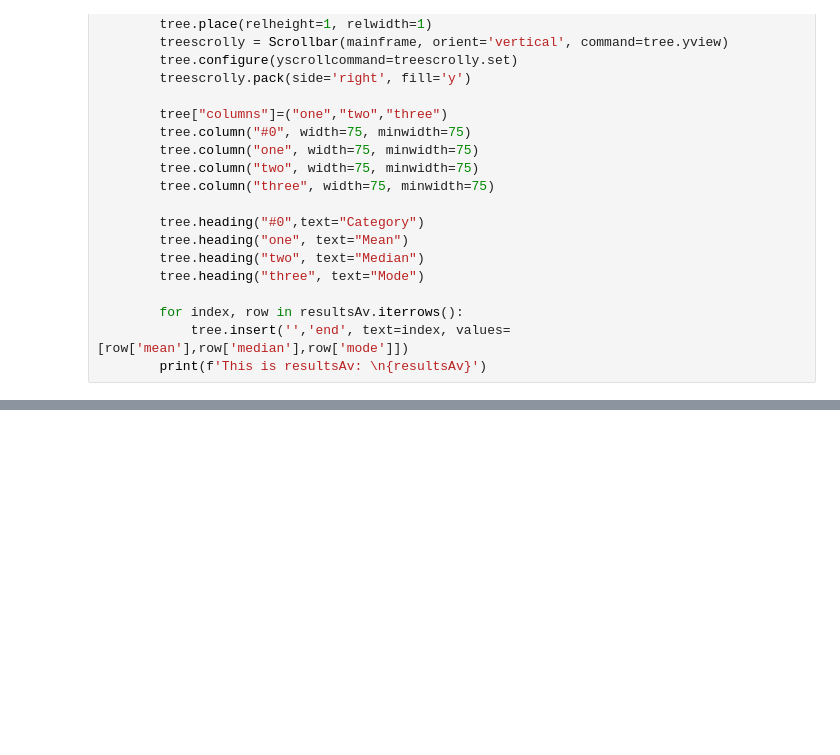
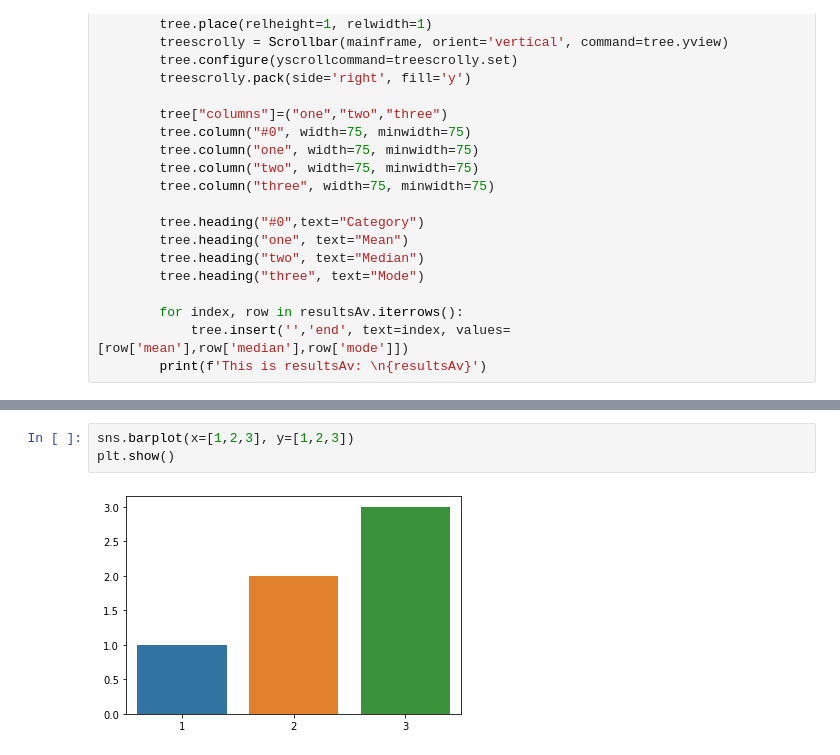
Before and after one commit to ejgoodwin/sum_parser, a Jupyter notebook: [CURRENT]Parser-PD.ipynb, the cells around one changed output, grey strips where cells are left out. Cells and saved outputs as stored; diff of their text form; blank space fills up the shorter version.

```diff
--- a/[CURRENT]Parser-PD.ipynb
+++ b/[CURRENT]Parser-PD.ipynb
@@ -518,0 +696,5 @@ done uploadFrame
+# %%
+sns.barplot(x=[1,2,3], y=[1,2,3])
+plt.show()
+# %% [output]
+[figure, added]
```
Also changed, not shown: parts of 23 cells of this notebook, 1 other file.
